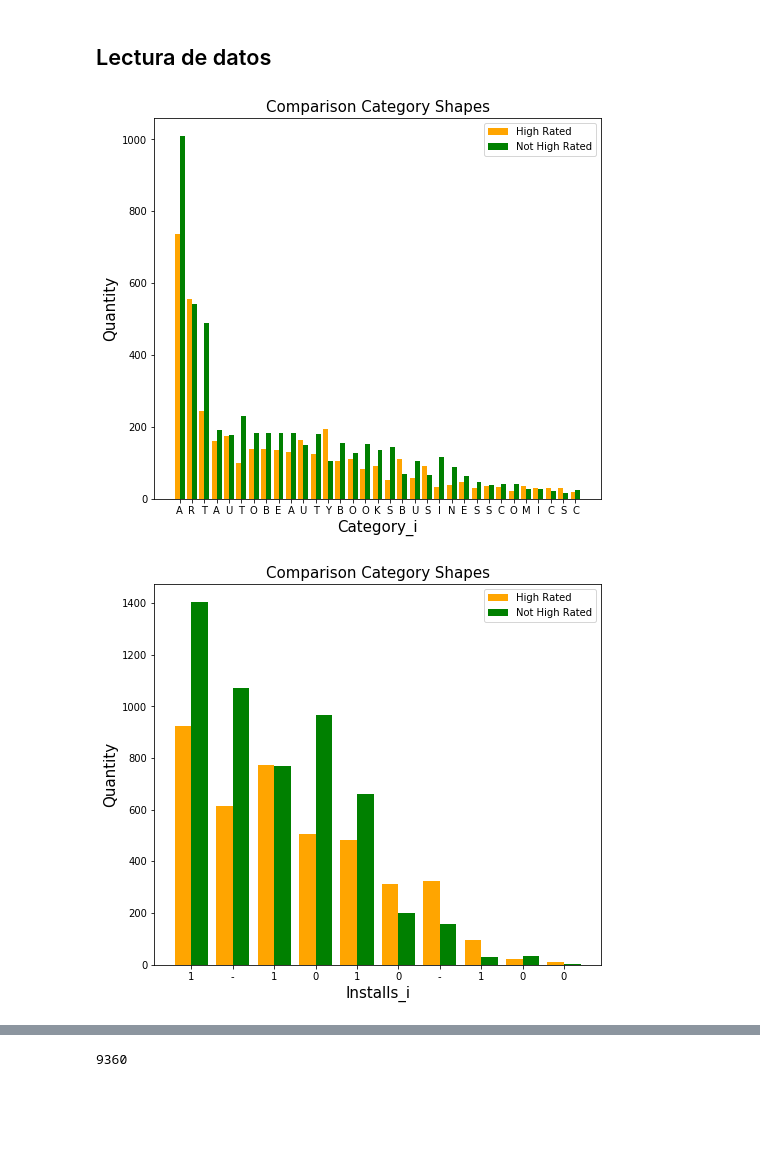
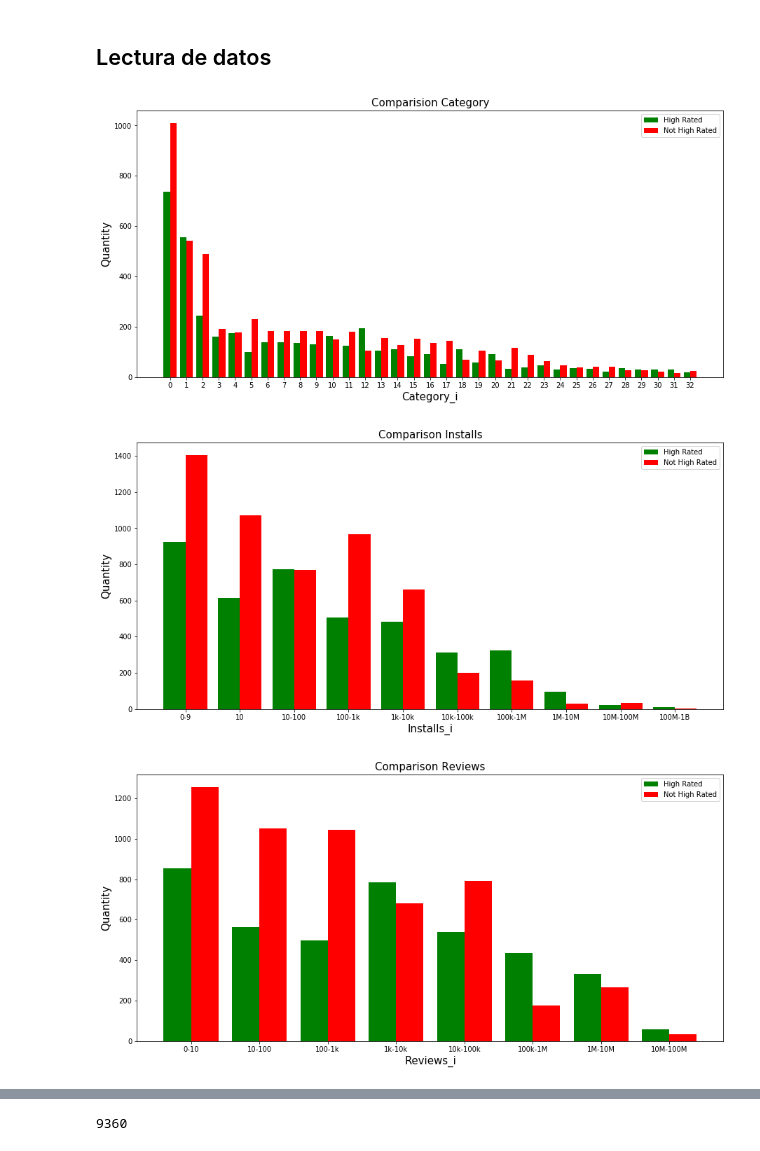
Before and after one commit to Filinouns/AAMD, a Jupyter notebook: PF/Finalisima.ipynb, the cells around one changed output, grey strips where cells are left out. Drawn from its saved outputs; the diff is of its cells as text; code cells hidden in the pictures; blank space fills up the shorter version.

```diff
--- a/PF/Finalisima.ipynb
+++ b/PF/Finalisima.ipynb
@@ -103,6 +180,18 @@ def review_trans(rev):
         return (float(rev))
 
 #----------------------------------------
+
+#----------------------------------------
+#Transformacion del tamaño del nombre
+def name_size_trans(name):
+    nameS = len(name)
+    if nameS < 7:
+        return 0
+    if nameS < 15:
+        return 1
+    return 2
+
+#----------------------------------------
 def transform_data(data):
     #Rellenando los vacios
     data.Size.fillna(method = 'ffill', inplace = True)
@@ -138,6 +227,8 @@ def transform_data(data):
         RatingDict[RatingL[i]] = i
     data["Content Rating"] = data["Content Rating"].map(RatingDict).astype(int)
 
+    data["NameSize_i"]= data["App"].map(name_size_trans).astype(int)
+
     #Free/No free
     data["Type"] = data["Type"].map(type_trans)
 
@@ -208,46 +300,48 @@ memory usage: 585.1+ KB
 # %%
 i = 0
 def drawCompareGraphic(feature, title, ticklabels):
     global i
     shape_cap = d[feature].value_counts()
     shape_labels = shape_cap.axes[0].tolist()
 
     inde = np.arange(len(shape_labels))
 
     lowRatedShape = []
     highRatedShape = []
 
     for shape in shape_labels:
         quantity = len(d[d[feature] == shape].index)
-        edibles = len(d[(d[feature] == shape) & (d['High_Rated'] == 1)].index)
-        highRatedShape.append(edibles)
-        lowRatedShape.append(quantity-edibles)
+        highRated = len(d[(d[feature] == shape) & (d['High_Rated'] == 1)].index)
+        highRatedShape.append(highRated)
+        lowRatedShape.append(quantity-highRated)
 
     ancho = 0.4
-    fig, ax = plt.subplots(figsize=(8,7))
-    ax.bar(inde, highRatedShape, ancho, color='orange')
-    ax.bar(inde+ancho, lowRatedShape, ancho, color='green')
+    fig, ax = plt.subplots(figsize=(15,7))
+    ax.bar(inde, highRatedShape, ancho, color='green')
+    ax.bar(inde+ancho, lowRatedShape, ancho, color='red')
 
     ax.set_xlabel(feature, fontsize = 15)
     ax.set_ylabel('Quantity',fontsize=15)
     ax.set_title(title,fontsize=15)
     ax.set_xticks(inde+ancho/2)
     ax.set_xticklabels(ticklabels, fontsize=10)
     ax.legend(['High Rated', 'Not High Rated'])
     i = i + 1
     plt.savefig('comparison' + str(i) + '.png')
 
 
-drawCompareGraphic('Category_i', 'Comparison Category Shapes', ('ART' 'AUTO' 'BEAUTY' 'BOOKS'
-                                                    'BUSINESS' 'COMICS' 'COMMUNICATION' 'DATING' 'EDUCATION' 'ENTERTAINMENT'
-                                                    'EVENTS' 'FINANCE' 'FOOD' 'HEALTH' 'HOME'
-                                                    'LIBRARIES' 'LIFESTYLE' 'GAME' 'FAMILY' 'MEDICAL' 'SOCIAL'
-                                                    'SHOPPING' 'PHOTOGRAPHY' 'SPORTS' 'TRAVEL' 'TOOLS'
-                                                    'PERSONALIZATION' 'PRODUCTIVITY' 'PARENTING' 'WEATHER' 'VIDEO'
-                                                    'NEWS' 'MAPS'))
+drawCompareGraphic('Category_i', 'Comparision Category', d["Category_i"].unique())
 
-drawCompareGraphic('Installs_i', 'Comparison Category Shapes', ('1-10' '10-100' '100-1k' '1k-10k' '10k-100k' '100k-1M'
-                                                                '1M-10M' '10M-100M' '100M-1B'))
+drawCompareGraphic('Installs_i', 'Comparison Installs', ['0-9','10', '10-100', '100-1k', '1k-10k', '10k-100k',
+                                                          '100k-1M' ,'1M-10M' ,'10M-100M', '100M-1B'])
+
+drawCompareGraphic('Reviews_i', 'Comparison Reviews', ['0-10', '10-100', '100-1k', '1k-10k', '10k-100k',
+                                                          '100k-1M' ,'1M-10M' ,'10M-100M', '100M-1B'])
+
+drawCompareGraphic('Price_i', 'Comparison Price', ['Free','Cheap','Expensive'])
+
+drawCompareGraphic('NameSize_i', 'Comparison Name size', ['Short','Not Long','Long'])
 # %% [output]
-[figure, old version]
+[figure, new version]
-[figure, old version]
+[figure, new version]
+[figure, added]
```
Also changed, not shown: parts of 17 cells of this notebook, 6 other files.
